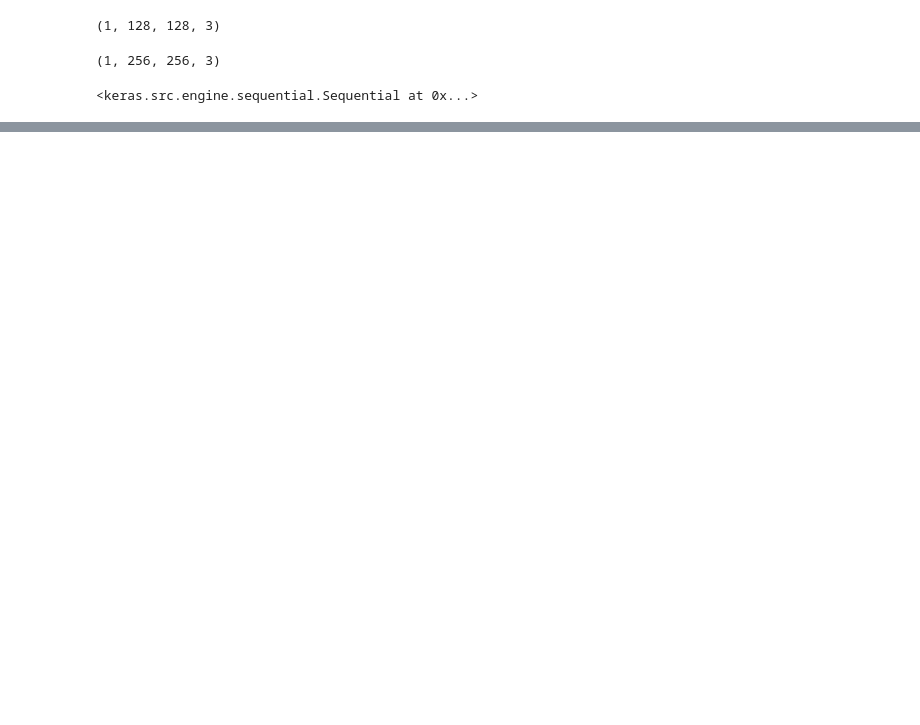
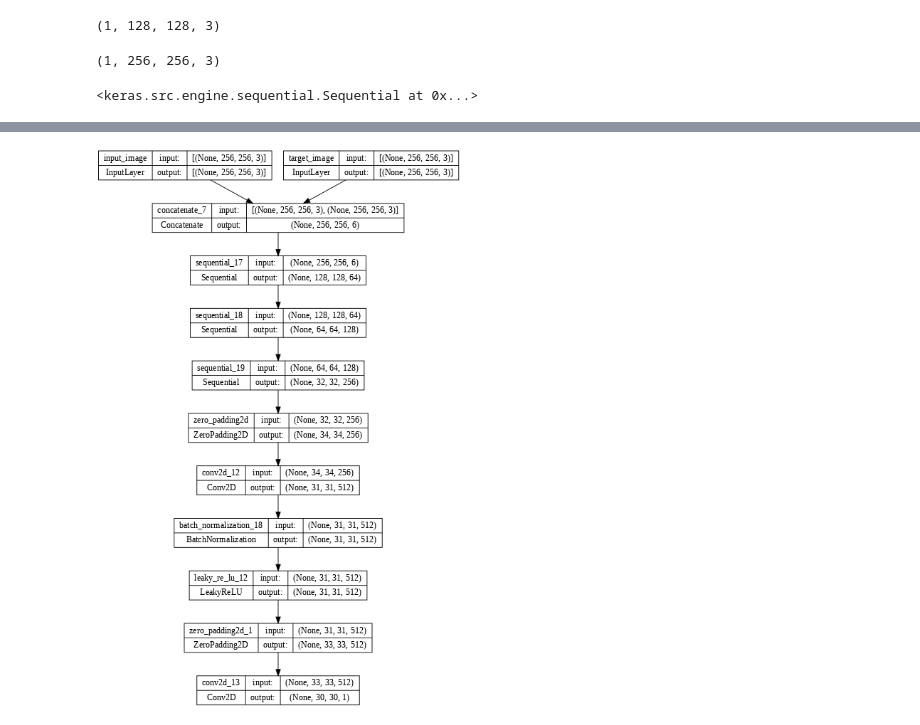
Before and after one commit to Ryu4824/AI_ImgStudy, a Jupyter notebook: CNN 생성 모델/5_5_Pix2Pix.ipynb, the cells around one changed output, grey strips where cells are left out. Drawn from its saved outputs; the diff is of its cells as text; code cells hidden in the pictures; blank space fills up the shorter version.

```diff
--- a/CNN 생성 모델/5_5_Pix2Pix.ipynb
+++ b/CNN 생성 모델/5_5_Pix2Pix.ipynb
@@ -232,0 +263,26 @@ def Generator():
+# %%
+def Discriminator():
+  initializer = tf.random_normal_initializer(0., 0.02) # 평균 0, 표준편차 0.02로 가중치 초기화
+  inp = tf.keras.layers.Input(shape=[256, 256, 3], name='input_image') # 원본 입력 이미지
+  tar = tf.keras.layers.Input(shape=[256, 256, 3], name='target_image') # 진짜 또는 생성된 이미지
+
+  # inp와 tar 이미지를 마지막 차원인 채널 기준으로 병합
+  x = tf.keras.layers.concatenate([inp, tar], axis=-1) # (batch_size, 256, 256, channels*2==6)
+  # 다운샘플링
+  down1 = downsample(64, 4, False)(x) # (batch_size, 128, 128, 64)
+  down2 = downsample(128, 4)(down1) # (batch_size, 64, 64, 128)
+  down3 = downsample(256, 4)(down2) # (batch_size, 32, 32, 256)
+  zero_pad1 = tf.keras.layers.ZeroPadding2D()(down3) # 제로 패딩 추가. (batch_size, 34, 34, 256)
+  conv = tf.keras.layers.Conv2D(512, 4, strides=1, kernel_initializer=initializer, use_bias=False)(zero_pad1)# 합성곱 연산. (batch_size, 31, 31, 512)
+
+  batchnorm1 = tf.keras.layers.BatchNormalization()(conv) # 배치 정규화
+  leaky_relu = tf.keras.layers.LeakyReLU()(batchnorm1) # LeakyReLU 활성화 함수 적용
+  zero_pad2 = tf.keras.layers.ZeroPadding2D()(leaky_relu) # 제로 패딩 추가. (batch_size, 33, 33, 512)
+  last = tf.keras.layers.Conv2D(1, 4, strides=1, kernel_initializer=initializer)(zero_pad2)# (batch_size, 30, 30, 1)
+  # 입력(inp, tar)과 출력(last)을 지정하여 케라스 모델을 생성하고, return
+  return tf.keras.Model(inputs=[inp, tar], outputs=last)
+# %%
+discriminator = Discriminator()
+tf.keras.utils.plot_model(discriminator, show_shapes=True, dpi=64)
+# %% [output]
+[figure, added]
```
Also changed, not shown: parts of 15 cells of this notebook.
